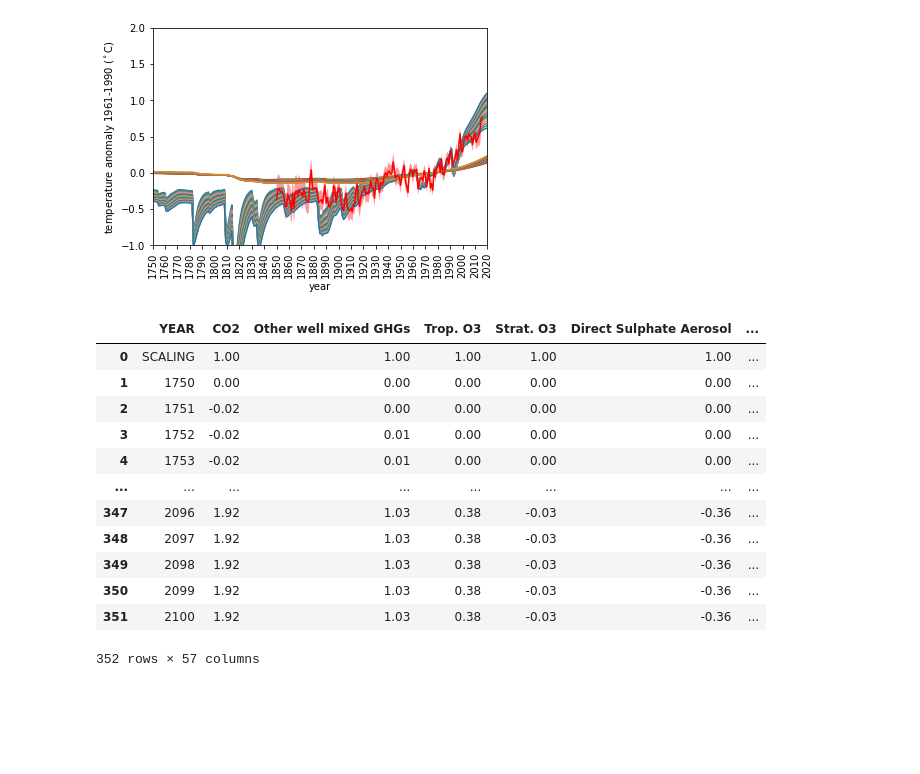
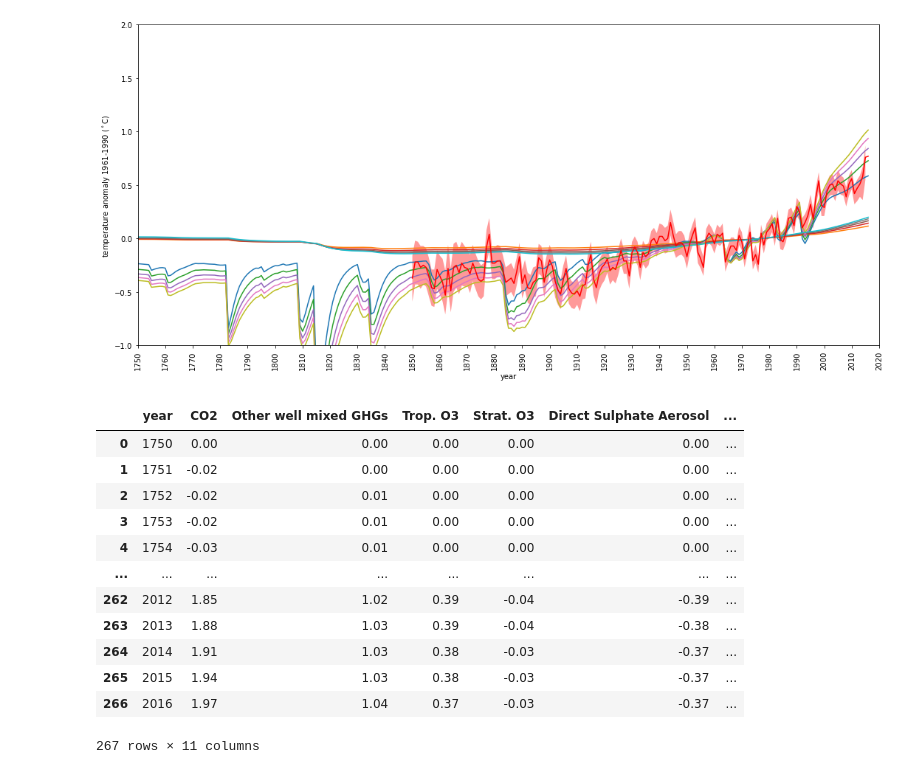
Before and after one commit to markmuetz/two_layer_ocean_climate_model, a Jupyter notebook: climate_model_experimentation.ipynb, the cells around one changed output. Saved outputs shown, nothing was run; the diff lists cells and outputs as text; code cells hidden in the pictures; blank space fills up the shorter version.

```diff
--- a/climate_model_experimentation.ipynb
+++ b/climate_model_experimentation.ipynb
@@ -42,3 +43,11 @@ ui.display()
 # %% [output]
 VBox(children=(Dropdown(description='Future scenaro:', layout=Layout(grid_area='widget001'), options=(None, 'S…
 [interactive output not drawn]
+# %%
+total_forcing = np.zeros_like(model.forcings.year.loc[1:])
+# total_forcing[100:] = 1
+# total_forcing[100:110] = 3
+total_forcing = model.forcings.loc[1:] * -1
+
+model.run_model(total_forcing=total_forcing)
+model.plot()
@@ -45,24 +56,25 @@ VBox(children=(Dropdown(description='Future scenaro:', layout=Layout(grid_area='
 # %%
 fig, ax = plt.subplots()
-for lam in np.linspace(0.4, 1, 21):
+fig.set_size_inches((18, 8))
+for lam in np.linspace(0.4, 1, 5):
     model.run_model(lam=lam)
-    model.plot(ax=ax)
-model.base_plot(ax=ax, future_scenario=None)
+    model.plot(ax=ax, show_forcing=False)
+model.base_plot(ax=ax)
 # %% [output]
-[figure, old version]
+[figure, new version]
 # %%
 model.forcings
 # %% [output]
-|  | YEAR | CO2 | Other well mixed GHGs | Trop. O3 | Strat. O3 | Direct Sulphate Aerosol | ... |
-| 0 | SCALING | 1.00 | 1.00 | 1.00 | 1.00 | 1.00 | ... |
-| 1 | 1750 | 0.00 | 0.00 | 0.00 | 0.00 | 0.00 | ... |
-| 2 | 1751 | -0.02 | 0.00 | 0.00 | 0.00 | 0.00 | ... |
-| 3 | 1752 | -0.02 | 0.01 | 0.00 | 0.00 | 0.00 | ... |
-| 4 | 1753 | -0.02 | 0.01 | 0.00 | 0.00 | 0.00 | ... |
+|  | year | CO2 | Other well mixed GHGs | Trop. O3 | Strat. O3 | Direct Sulphate Aerosol | ... |
+| 0 | 1750 | 0.00 | 0.00 | 0.00 | 0.00 | 0.00 | ... |
+| 1 | 1751 | -0.02 | 0.00 | 0.00 | 0.00 | 0.00 | ... |
+| 2 | 1752 | -0.02 | 0.01 | 0.00 | 0.00 | 0.00 | ... |
+| 3 | 1753 | -0.02 | 0.01 | 0.00 | 0.00 | 0.00 | ... |
+| 4 | 1754 | -0.03 | 0.01 | 0.00 | 0.00 | 0.00 | ... |
 | ... | ... | ... | ... | ... | ... | ... | ... |
-| 347 | 2096 | 1.92 | 1.03 | 0.38 | -0.03 | -0.36 | ... |
-| 348 | 2097 | 1.92 | 1.03 | 0.38 | -0.03 | -0.36 | ... |
-| 349 | 2098 | 1.92 | 1.03 | 0.38 | -0.03 | -0.36 | ... |
-| 350 | 2099 | 1.92 | 1.03 | 0.38 | -0.03 | -0.36 | ... |
-| 351 | 2100 | 1.92 | 1.03 | 0.38 | -0.03 | -0.36 | ... |
+| 262 | 2012 | 1.85 | 1.02 | 0.39 | -0.04 | -0.39 | ... |
+| 263 | 2013 | 1.88 | 1.03 | 0.39 | -0.04 | -0.38 | ... |
+| 264 | 2014 | 1.91 | 1.03 | 0.38 | -0.03 | -0.37 | ... |
+| 265 | 2015 | 1.94 | 1.03 | 0.38 | -0.03 | -0.37 | ... |
+| 266 | 2016 | 1.97 | 1.04 | 0.37 | -0.03 | -0.37 | ... |
-352 rows × 57 columns
+267 rows × 11 columns
```
Also changed, not shown: parts of 2 cells of this notebook, 6 other files.
